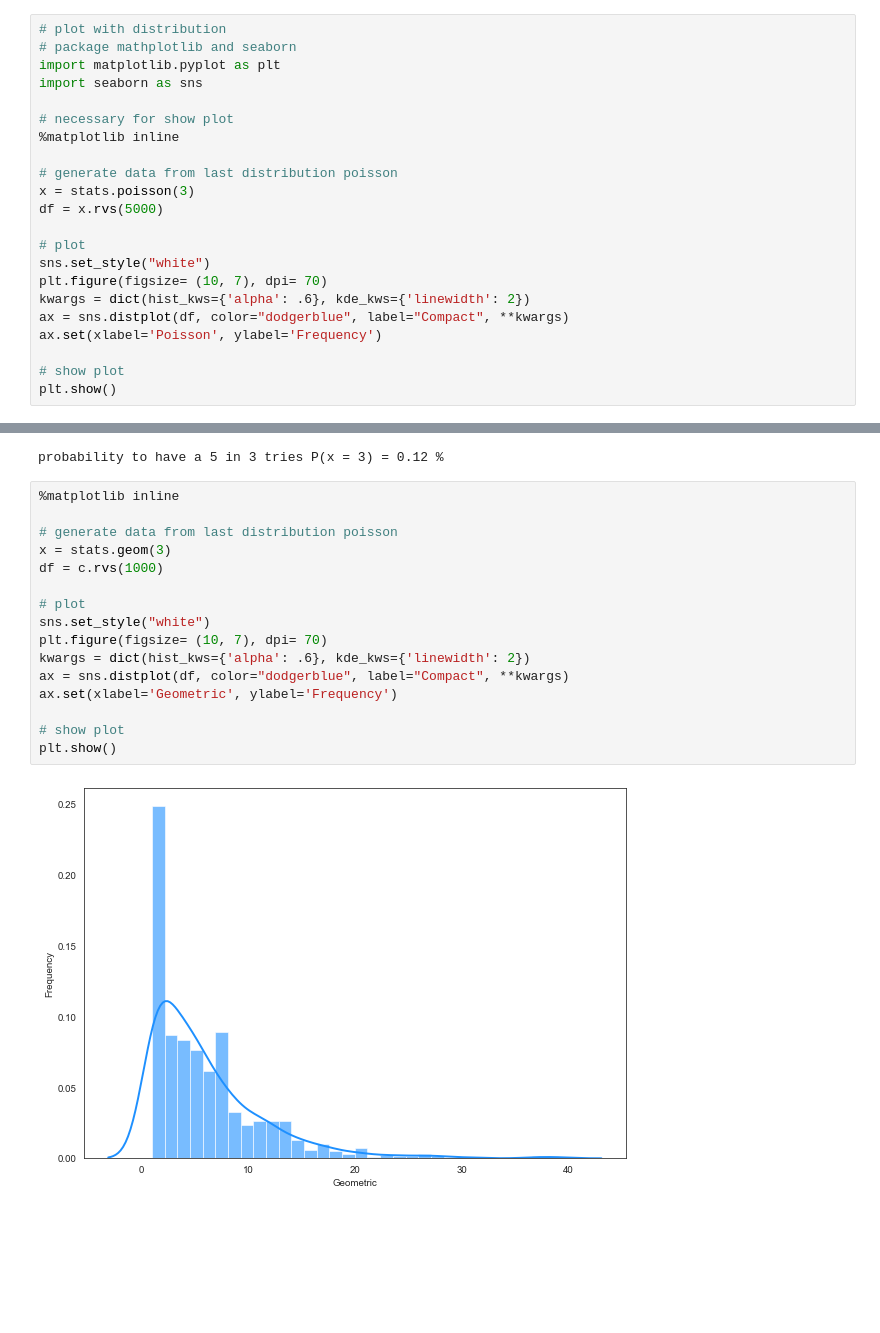
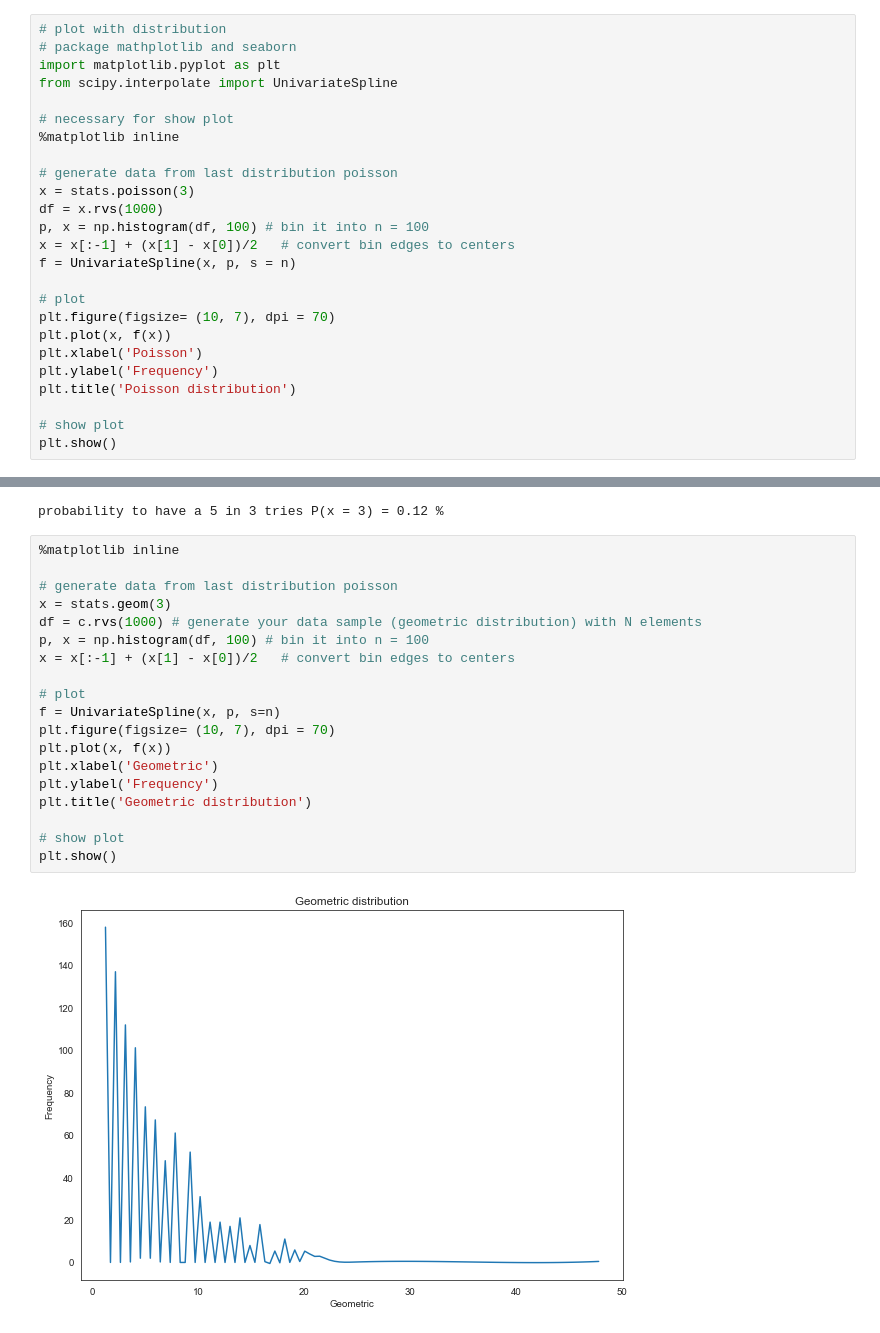
Before and after one commit to caroperez/Statistical_studies, a Jupyter notebook: Probability theory.ipynb, the cells around one changed output, grey strips where cells are left out. Cells and saved outputs as stored; diff of their text form; blank space fills up the shorter version.

```diff
--- a/Probability theory.ipynb
+++ b/Probability theory.ipynb
@@ -282,21 +285,24 @@ P(x = 4) = 0.16803135574154085
 # plot with distribution
 # package mathplotlib and seaborn
 import matplotlib.pyplot as plt
-import seaborn as sns
+from scipy.interpolate import UnivariateSpline
 
 # necessary for show plot
 %matplotlib inline
 
 # generate data from last distribution poisson
 x = stats.poisson(3)
-df = x.rvs(5000)
+df = x.rvs(1000)
+p, x = np.histogram(df, 100) # bin it into n = 100
+x = x[:-1] + (x[1] - x[0])/2   # convert bin edges to centers
+f = UnivariateSpline(x, p, s = n)
 
 # plot
-sns.set_style("white")
-plt.figure(figsize= (10, 7), dpi= 70)
-kwargs = dict(hist_kws={'alpha': .6}, kde_kws={'linewidth': 2})
-ax = sns.distplot(df, color="dodgerblue", label="Compact", **kwargs)
-ax.set(xlabel='Poisson', ylabel='Frequency')
+plt.figure(figsize= (10, 7), dpi = 70)
+plt.plot(x, f(x))
+plt.xlabel('Poisson')
+plt.ylabel('Frequency')
+plt.title('Poisson distribution')
 
 # show plot
 plt.show()
@@ -341,18 +347,21 @@ probability to have a 5 in 3 tries P(x = 3) = 0.12 %
 # %%
 %matplotlib inline
 
 # generate data from last distribution poisson
 x = stats.geom(3)
-df = c.rvs(1000)
+df = c.rvs(1000) # generate your data sample (geometric distribution) with N elements
+p, x = np.histogram(df, 100) # bin it into n = 100
+x = x[:-1] + (x[1] - x[0])/2   # convert bin edges to centers
 
 # plot
-sns.set_style("white")
-plt.figure(figsize= (10, 7), dpi= 70)
-kwargs = dict(hist_kws={'alpha': .6}, kde_kws={'linewidth': 2})
-ax = sns.distplot(df, color="dodgerblue", label="Compact", **kwargs)
-ax.set(xlabel='Geometric', ylabel='Frequency')
+f = UnivariateSpline(x, p, s=n)
+plt.figure(figsize= (10, 7), dpi = 70)
+plt.plot(x, f(x))
+plt.xlabel('Geometric')
+plt.ylabel('Frequency')
+plt.title('Geometric distribution')
 
 # show plot
 plt.show()
 # %% [output]
-[figure, old version]
+[figure, new version]
```
Also changed, not shown: parts of 5 cells of this notebook.
